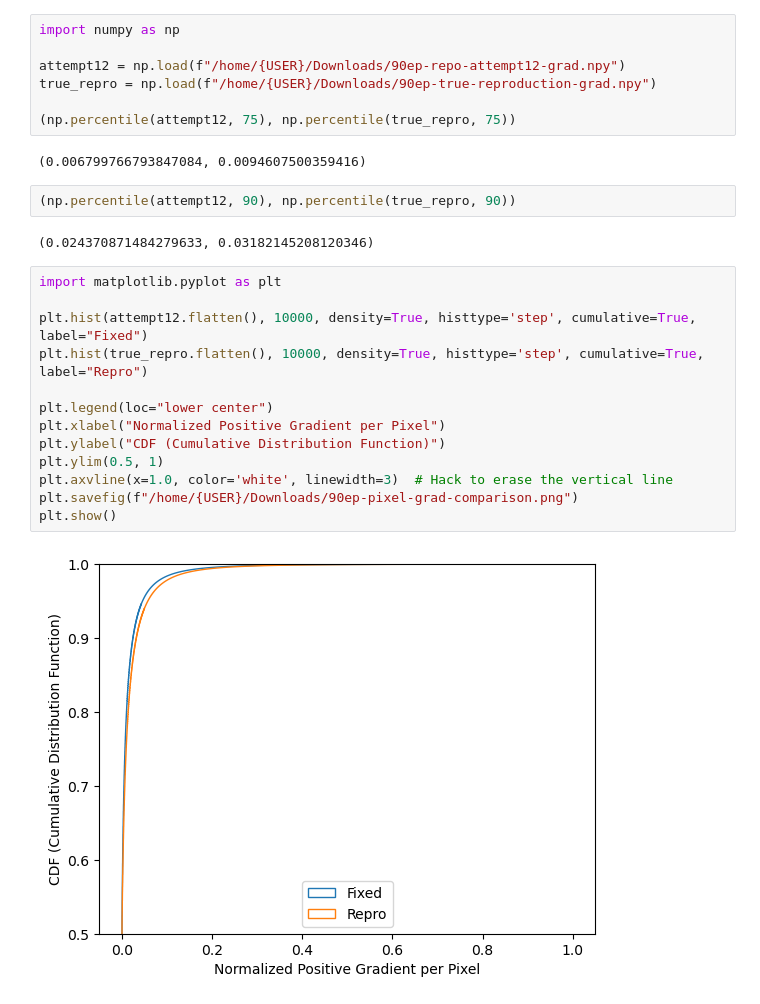
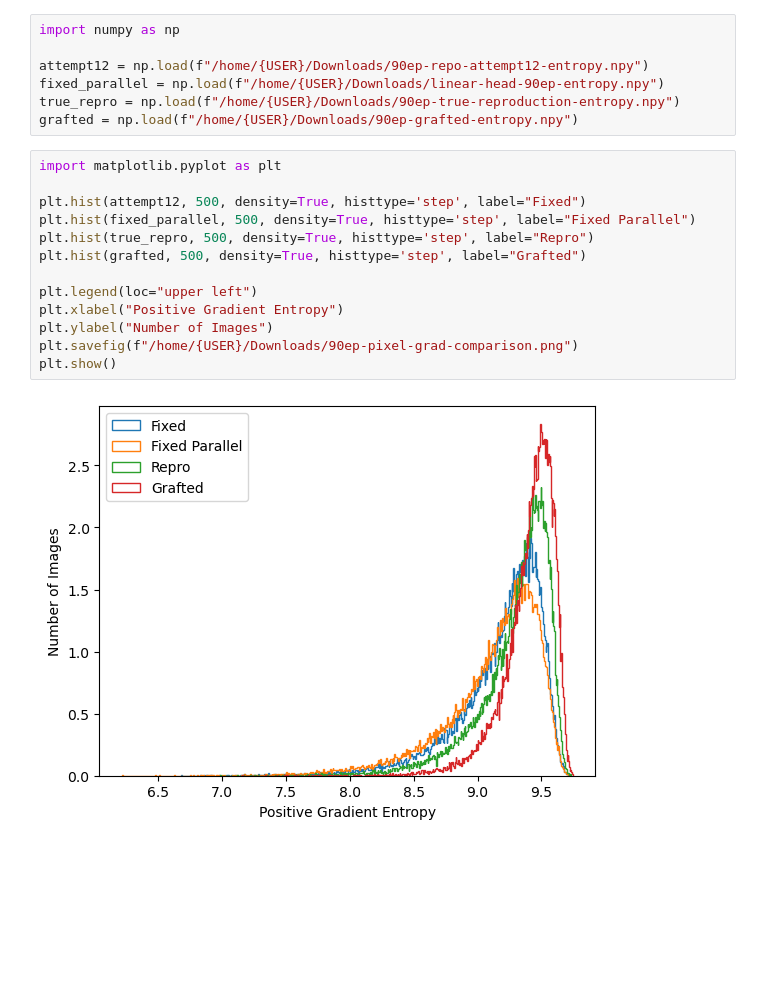
Before and after one commit to EIFY/mup-vit, a Jupyter notebook: notebooks/gather_stats.ipynb, the cells around one changed output. Drawn from its saved outputs; the diff is of its cells as text; blank space fills up the shorter version.

Commit message:
entropy is a far better measure of distribution (duh)

```diff
--- a/notebooks/gather_stats.ipynb
+++ b/notebooks/gather_stats.ipynb
@@ -82,28 +90,22 @@ result.shape
 # %%
 import numpy as np
 
-attempt12 = np.load(f"/home/{USER}/Downloads/90ep-repo-attempt12-grad.npy")
-true_repro = np.load(f"/home/{USER}/Downloads/90ep-true-reproduction-grad.npy")
-
-(np.percentile(attempt12, 75), np.percentile(true_repro, 75))
+attempt12 = np.load(f"/home/{USER}/Downloads/90ep-repo-attempt12-entropy.npy")
+fixed_parallel = np.load(f"/home/{USER}/Downloads/linear-head-90ep-entropy.npy")
+true_repro = np.load(f"/home/{USER}/Downloads/90ep-true-reproduction-entropy.npy")
+grafted = np.load(f"/home/{USER}/Downloads/90ep-grafted-entropy.npy")
-# %% [output]
-(0.006799766793847084, 0.0094607500359416)
-# %%
-(np.percentile(attempt12, 90), np.percentile(true_repro, 90))
-# %% [output]
-(0.024370871484279633, 0.03182145208120346)
 # %%
 import matplotlib.pyplot as plt
 
-plt.hist(attempt12.flatten(), 10000, density=True, histtype='step', cumulative=True, label="Fixed")
-plt.hist(true_repro.flatten(), 10000, density=True, histtype='step', cumulative=True, label="Repro")
+plt.hist(attempt12, 500, density=True, histtype='step', label="Fixed")
+plt.hist(fixed_parallel, 500, density=True, histtype='step', label="Fixed Parallel")
+plt.hist(true_repro, 500, density=True, histtype='step', label="Repro")
+plt.hist(grafted, 500, density=True, histtype='step', label="Grafted")
 
-plt.legend(loc="lower center")
-plt.xlabel("Normalized Positive Gradient per Pixel")
-plt.ylabel("CDF (Cumulative Distribution Function)")
-plt.ylim(0.5, 1)
-plt.axvline(x=1.0, color='white', linewidth=3)  # Hack to erase the vertical line
+plt.legend(loc="upper left")
+plt.xlabel("Positive Gradient Entropy")
+plt.ylabel("Number of Images")
 plt.savefig(f"/home/{USER}/Downloads/90ep-pixel-grad-comparison.png")
 plt.show()
 # %% [output]
-[figure, old version]
+[figure, new version]
```
Also changed, not shown: parts of 6 cells of this notebook.
